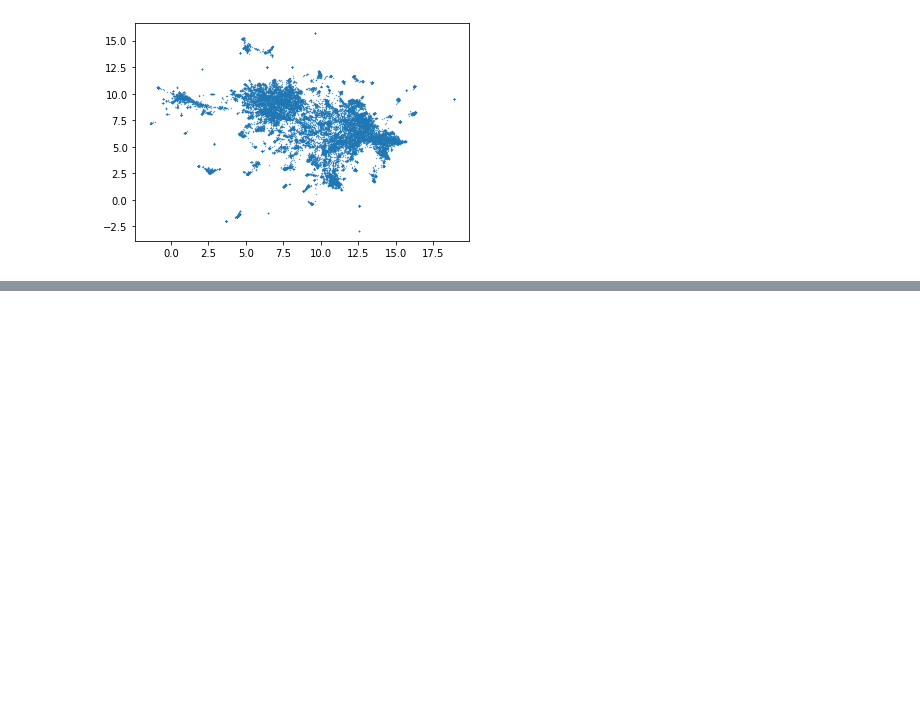
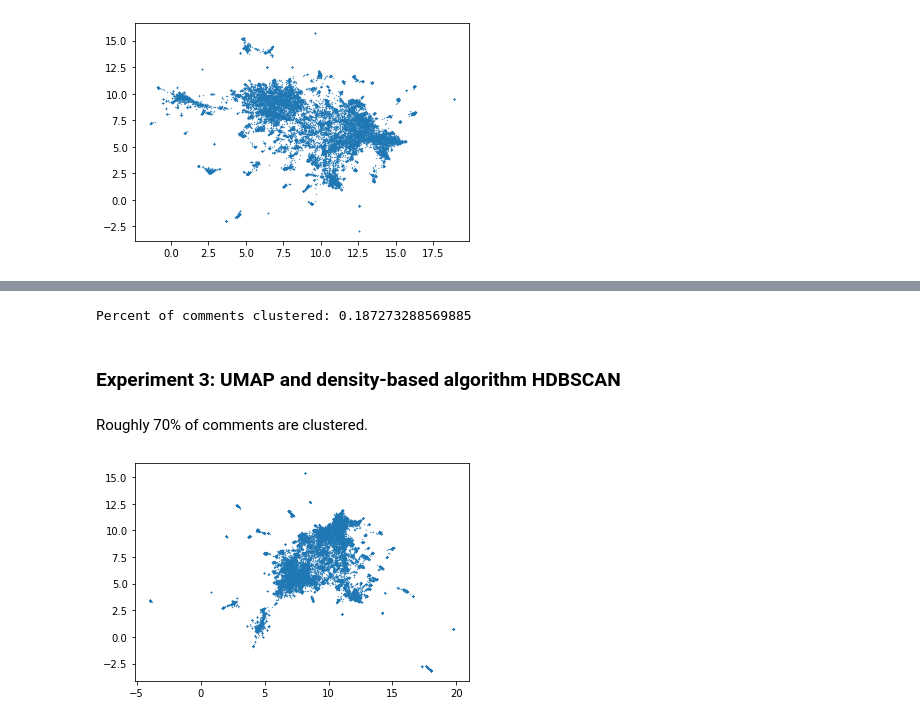
Before and after one commit to isaschm/topic-models-and-word-embeddings, a Jupyter notebook: text_embeddings_it2.ipynb, the cells around one changed output, grey strips where cells are left out. Drawn from its saved outputs; the diff is of its cells as text; code cells hidden in the pictures; blank space fills up the shorter version.

Commit message:
Tune UMAP params

```diff
--- a/text_embeddings_it2.ipynb
+++ b/text_embeddings_it2.ipynb
@@ -53,0 +86,19 @@ plt.scatter(standard_embedding[clustered, 0],
+# %%
+print("Percent of comments clustered: {}".format(np.sum(clustered) / embeddings.shape[0]))
+# %% [output]
+Percent of comments clustered: 0.187273288569885
+# %% [markdown]
+### Experiment 3: UMAP and density-based algorithm HDBSCAN
+# %% [markdown]
+Roughly 70% of comments are clustered.
+# %%
+clusterable_embedding = umap.UMAP(
+    n_neighbors=30, #default is 15
+    min_dist=0.0,
+    n_components=2,
+    random_state=42
+).fit_transform(embeddings)
+# %%
+plt.scatter(clusterable_embedding[:, 0], clusterable_embedding[:, 1], s=0.1, cmap='Spectral');
+# %% [output]
+[figure, added]
```
Also changed, not shown: parts of 46 cells of this notebook.
